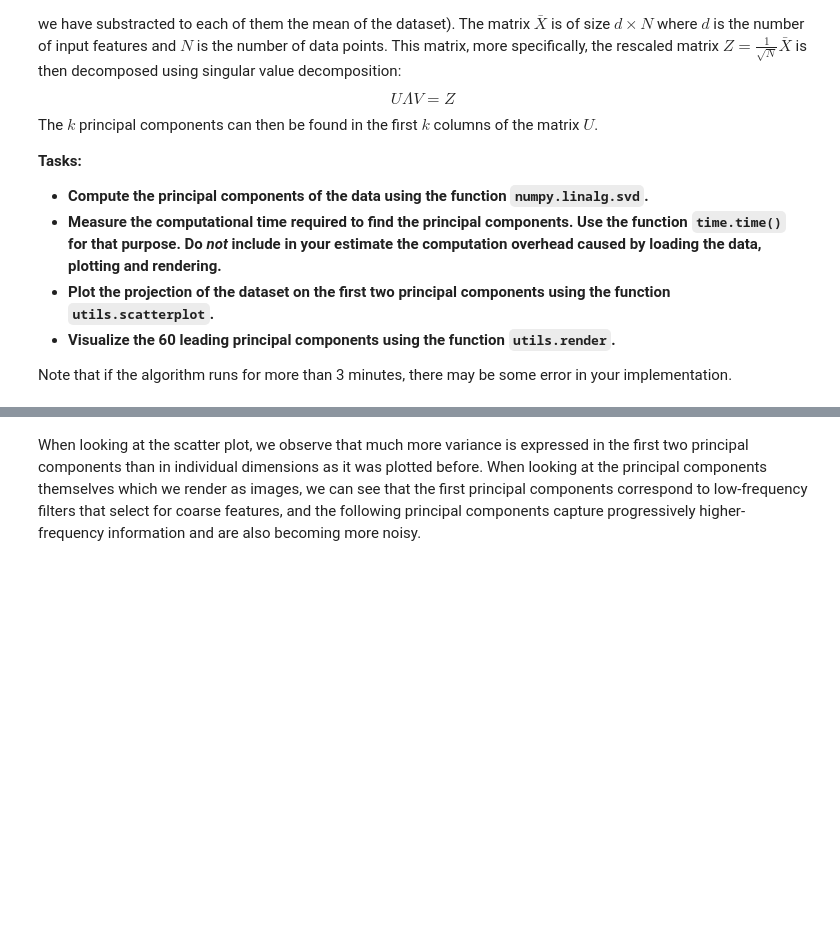
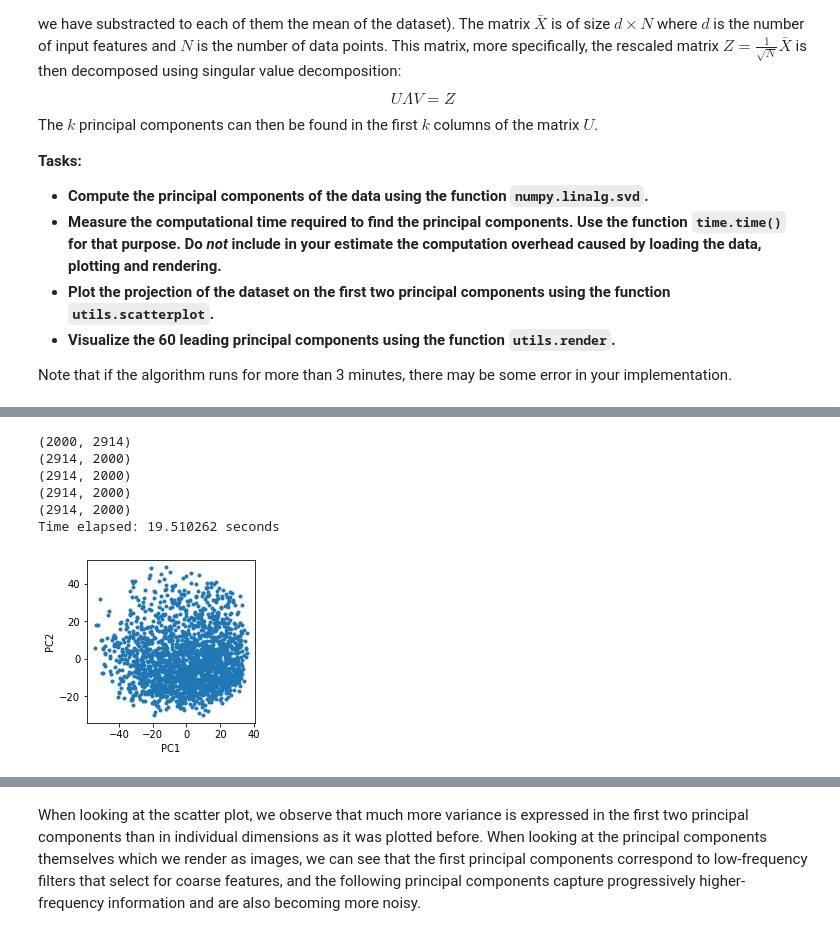
Before and after one commit to numustafa/ML1_WS22-23, a Jupyter notebook: sheet04-programming.ipynb, the cells around one changed output, grey strips where cells are left out. Drawn from its saved outputs; the diff is of its cells as text; code cells hidden in the pictures; blank space fills up the shorter version.

```diff
--- a/sheet04-programming.ipynb
+++ b/sheet04-programming.ipynb
@@ -60,0 +55,42 @@ NameError: name 'time' is not defined
+# %%
+import time
+
+time_start = time.time()            # Start the timer
+
+X = D.reshape([len(D),-1])          # Reshape the data set to a matrix
+print(X.shape)                      # Print the shape of the data set
+
+X = X.T                             # Transpose the data set
+print(X.shape)                      # Print the shape of the data set
+
+# The Data points are centered
+X = X - X.mean(axis=1,keepdims=True)       # Subtract the mean from the data set
+X1 = X / X.std(axis=1,keepdims=True)        # Divide by the standard deviation
+print(X.shape)                             # Print the shape of the data set
+print(X1.shape)                            # Print the shape of the data set
+
+# Calculate Z
+Z = X /X.shape[1]**0.5
+print(Z.shape)                             # Print the shape of the data set
+
+U,L,V = numpy.linalg.svd(Z)                # Compute the SVD of Z
+
+time_end = time.time()                      # Stop the timer
+
+print('Time elapsed: %f seconds' % (time_end - time_start)) # Print the time elapsed
+# %% [output]
+(2000, 2914)
+(2914, 2000)
+(2914, 2000)
+(2914, 2000)
+(2914, 2000)
+Time elapsed: 19.510262 seconds
+# %%
+# Plot the first 2 principal components of the data set
+utils.scatterplot(U[:,0].dot(X),U[:,1].dot(X),xlabel='PC1',ylabel='PC2')
+
+# As compare to previous plot, the data points are more spread out & the data points are more evenly distributed
+# The axis of new plot are from (-40,40) to (-40,40), as compare to previous plot which is from (-2,2) to (-2,2)
+# Along the Principal Component , the data points are more spread out, as compare to previous plot where the data points are more concentrated and this capture more signal.
+# %% [output]
+[figure, added]
```
Also changed, not shown: parts of 2 cells of this notebook.
